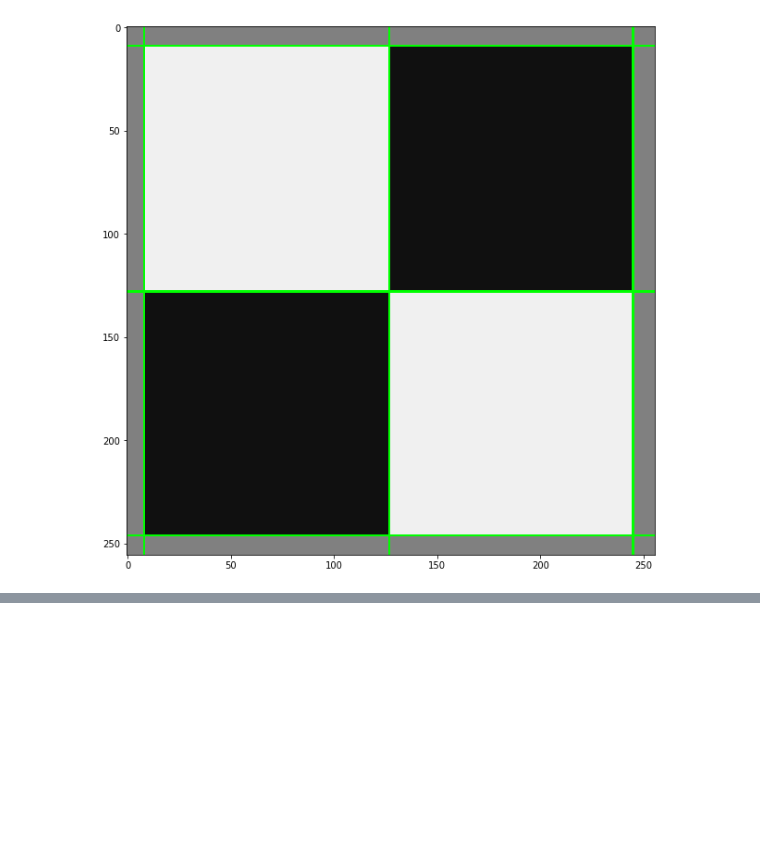
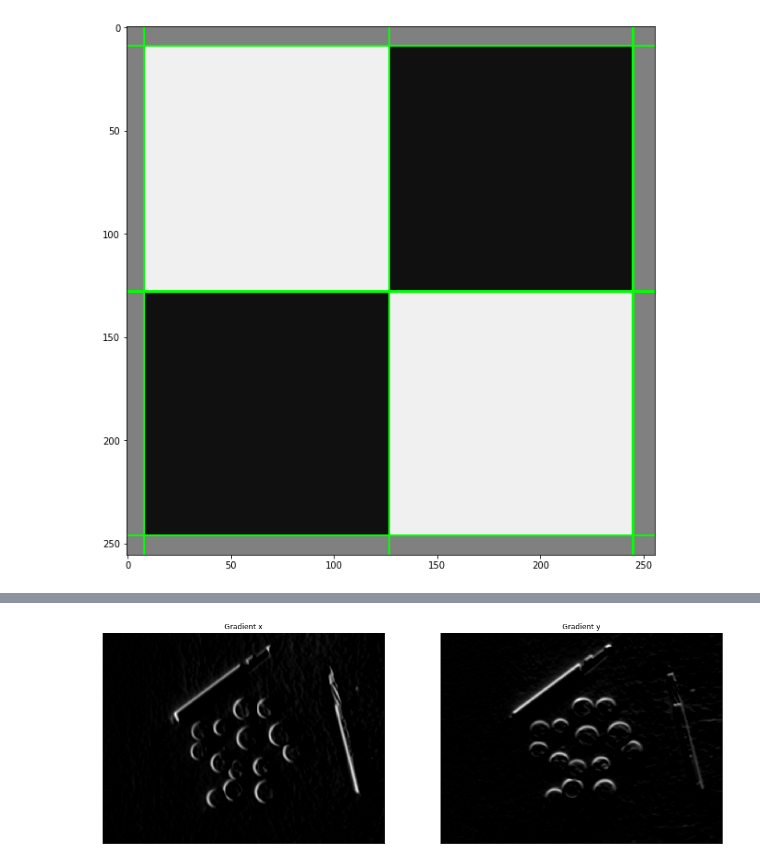
Before and after one commit to Aspirisha/ud810-intro-computer-vision, a Jupyter notebook: ps1/solution1.ipynb, the cells around one changed output, grey strips where cells are left out. Cells and saved outputs as stored; diff of their text form; code cells hidden in the pictures; blank space fills up the shorter version.

```diff
--- a/ps1/solution1.ipynb
+++ b/ps1/solution1.ipynb
@@ -125,0 +212,89 @@ line: (0, 9) (256, 9)
+# %%
+# task 5
+
+
+def find_circles(edges, grad_x, grad_y, num_circles, min_radius=10, max_radius=50, close_centers_dist=10, close_radii_dist=10):
+    x_bins = edges.shape[1]
+    y_bins = edges.shape[0]
+    r_bins = max_radius - min_radius + 1 # radiuses from
+
+    acc = np.zeros((y_bins, x_bins, r_bins))
+
+    def r_to_bin(r): return r - min_radius
+    def bin_to_r(r): return r + min_radius
+
+    for y, x in np.transpose(np.nonzero(edges)):
+        gx = grad_x[y,x]
+        gy = grad_y[y,x]
+        grad = np.linalg.norm([gx, gy])
+        if grad < 10: continue
+
+        c = gx / np.linalg.norm([gx, gy])
+        s = gy / np.linalg.norm([gx, gy])
+        for sign in (-1, 1):
+            for r in range(min_radius, max_radius + 1):
+                x1 = int(x + r * c * sign)
+                y1 = int(y + r * s * sign)
+                if x1 < edges.shape[1] and x1 >= 0 and y1 < edges.shape[0] and y1 >= 0:
+                    acc[y1, x1, r_to_bin(r)] += 1
+
+
+    peaks = set()
+    for i in range(num_circles):
+        largest = 0
+        largest_ind = (-1,-1)
+        for y in range(acc.shape[0]):
+            for x in range(acc.shape[1]):
+                for r_bin in range(acc.shape[2]):
+                    r = bin_to_r(r_bin)
+                    if acc[y,x, r_bin] <= largest: continue
+                    for p in peaks:
+                        xp = p[0]
+                        yp = p[1]
+                        rp = bin_to_r(p[2])
+
+                        if np.linalg.norm([x - xp, y - yp]) < close_centers_dist and abs(r - rp) < close_radii_dist:
+                            break
+                    else:
+                        largest = acc[y,x,r_bin]
+                        largest_ind = (x,y,r_bin)
+        if largest > 0:
+            peaks.add(largest_ind)
+
+    print("peaks = ", peaks)
+    peaks = [(x, y, bin_to_r(r)) for (x,y,r) in peaks]
+
+    return peaks, acc
+
+
+def draw_circles(img, peaks):
+    for x,y,r in peaks:
+         cv2.circle(img, (x,y), r, (0,255,0))
+    fig = plt.gcf()
+    fig.set_size_inches(18.5, 10.5)
+    plt.imshow(img)
+    plt.show()
+
+def task5():
+    img = cv2.imread('input/ps1-input1.png')
+    gray = cv2.cvtColor(img, cv2.COLOR_BGR2GRAY)
+    gray_filtered = cv2.GaussianBlur(gray, (15,15), 0)
+    edges = cv2.Canny(gray_filtered,100,200)
+
+    grad_x = cv2.Sobel(gray_filtered, -1, 1, 0)
+    grad_y = cv2.Sobel(gray_filtered, -1, 0, 1)
+
+
+    draw_two_images(grad_x, 'Gradient x', grad_y, "Gradient y")
+
+    peaks, acc = find_circles(edges, grad_x, grad_y, 13)
+
+    draw_grayscale(acc[:,:,20])
+
+    #blend = cv2.addWeighted(img,0.5,cv2.cvtColor(np.reshape(acc[:,:,20], ((512, 683))).astype(float) , cv2.COLOR_GRAY2BGR),0.5,0)
+    #draw_image(blend)
+    draw_circles(img, peaks)
+
+task5()
+# %% [output]
+[figure, added]
```
Also changed, not shown: parts of 5 cells of this notebook.
